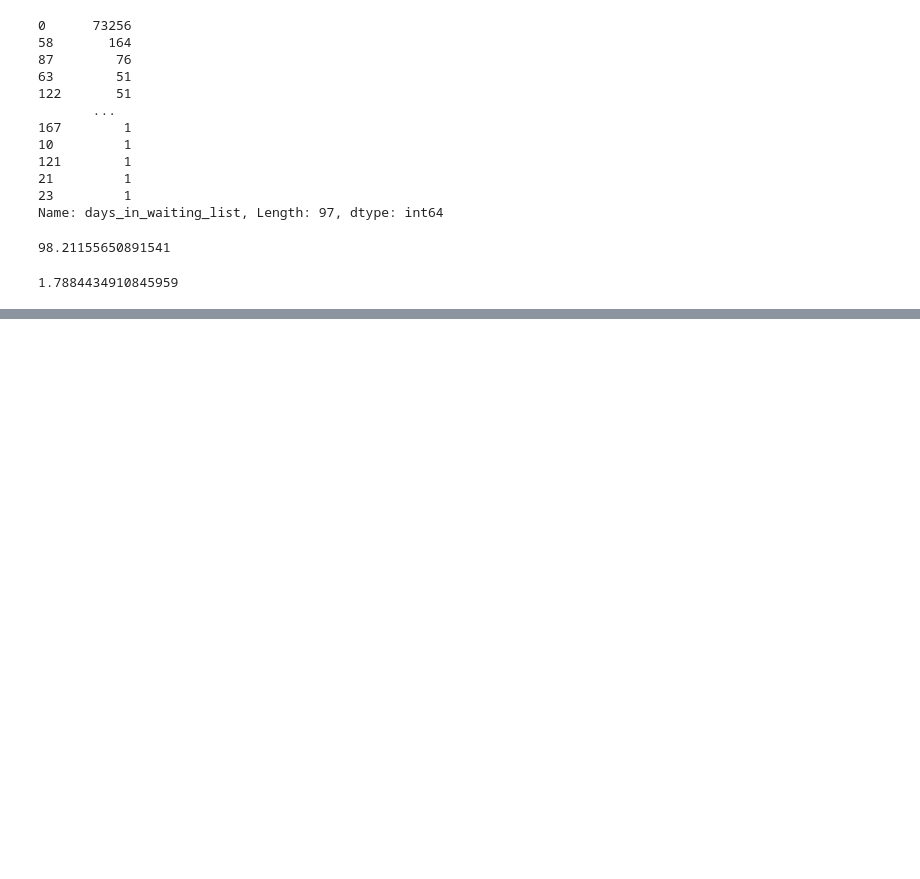
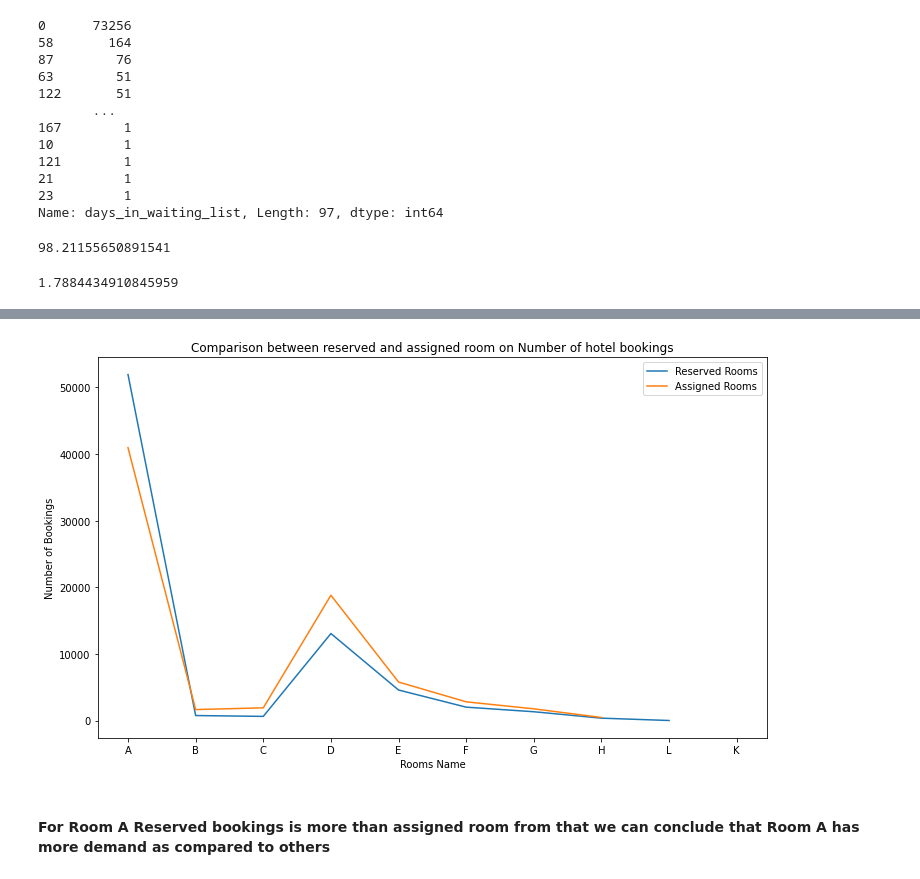
Before and after one commit to shinkarkunal/EDA_Hotel_booking, a Jupyter notebook: Hotel_Booking_Analysis_Capstone_Project_KUNAL_SHINKAR_ipynb.ipynb, the cells around one changed output, grey strips where cells are left out. Drawn from its saved outputs; the diff is of its cells as text; code cells hidden in the pictures; blank space fills up the shorter version.

```diff
--- a/Hotel_Booking_Analysis_Capstone_Project_KUNAL_SHINKAR_ipynb.ipynb
+++ b/Hotel_Booking_Analysis_Capstone_Project_KUNAL_SHINKAR_ipynb.ipynb
@@ -509,0 +606,4 @@ percentage_of_waiting_bookings
+# %%
+room_index = ['A','B','C','D','E','F','G','H','L','K']
+reserved_room = not_cancel_bookings['reserved_room_type'].value_counts().reindex(room_index)
+reserved_room
@@ -509,0 +622,3 @@ percentage_of_waiting_bookings
+# %%
+assigned_room = not_cancel_bookings['assigned_room_type'].value_counts().reindex(room_index)
+assigned_room
@@ -509,0 +637,19 @@ percentage_of_waiting_bookings
+# %%
+# x_axis values
+reserved_room_x_axis = reserved_room.index
+assigned_room_x_axis = assigned_room.index
+# y_axis values
+reserved_room_y_axis  =reserved_room
+assigned_room_y_axis = assigned_room
+plt.figure(figsize=(12,7))
+plt.plot(reserved_room_x_axis,reserved_room_y_axis, label = 'Reserved Rooms')
+plt.plot(assigned_room_x_axis,assigned_room_y_axis,label = 'Assigned Rooms')
+plt.xlabel('Rooms Name')
+plt.ylabel('Number of Bookings')
+plt.title('Comparison between reserved and assigned room on Number of hotel bookings')
+plt.legend()
+plt.show()
+# %% [output]
+[figure, added]
+# %% [markdown]
+#### For Room A Reserved bookings is more than assigned room from that we can conclude that Room A has more demand as compared to others
```
Also changed, not shown: parts of 15 cells of this notebook.
